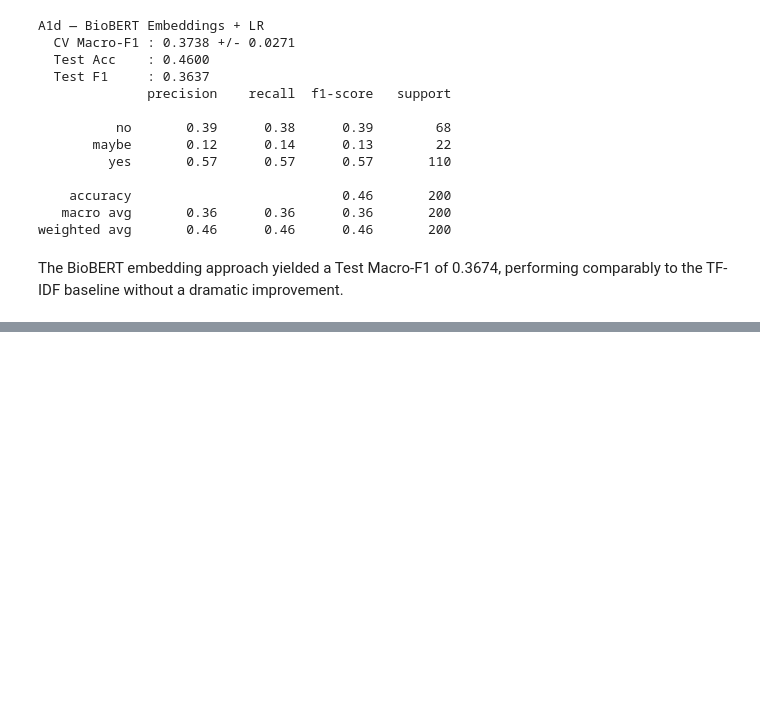
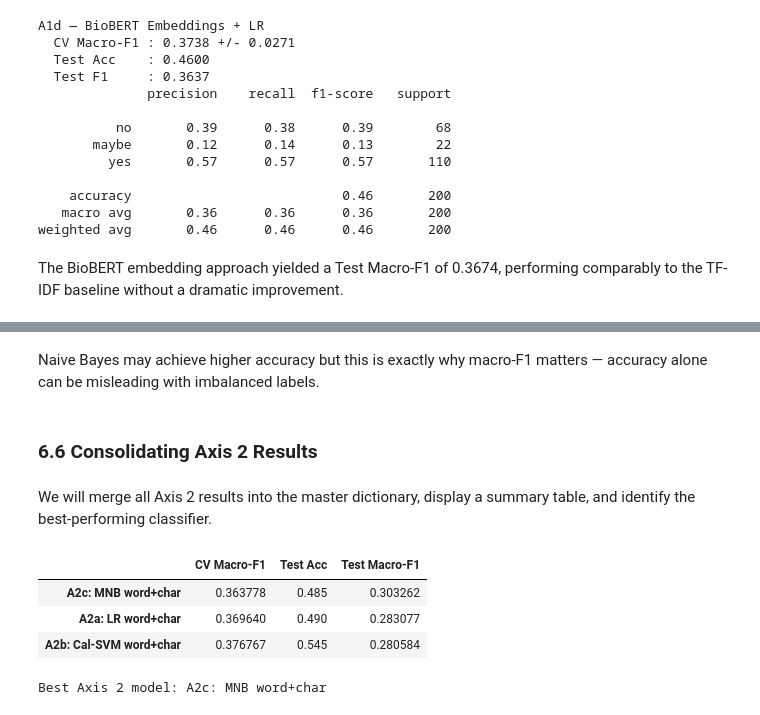
Before and after one commit to tanishkshindepatil01/ai-text-analytics-coursework-team16-task1, a Jupyter notebook: AI&TA_fixed.ipynb, the cells around one changed output, grey strips where cells are left out. Drawn from its saved outputs; the diff is of its cells as text; code cells hidden in the pictures; blank space fills up the shorter version.

```diff
--- a/AI&TA_fixed.ipynb
+++ b/AI&TA_fixed.ipynb
@@ -896,0 +1100,27 @@ The BioBERT embedding approach yielded a Test Macro-F1 of 0.3674, performing com
+# %%
+from sklearn.naive_bayes import MultinomialNB
+
+print("\nA2c — Multinomial Naive Bayes")
+nb_grid = GridSearchCV(
+    MultinomialNB(),
+    param_grid={"alpha": [0.05, 0.1, 0.25, 0.5, 1.0]},
+    cv=cv5,
+    scoring="f1_macro",
+    refit=True,
+    n_jobs=-1
+)
+nb_grid.fit(X_train_wc, y_train)
+pred_nb = nb_grid.predict(X_test_wc)
+
+print(f"  Best alpha   : {nb_grid.best_params_['alpha']}")
+print(f"  CV Macro-F1  : {nb_grid.best_score_:.4f}")
+print(f"  Test Acc     : {accuracy_score(y_test, pred_nb):.4f}")
+print(f"  Test Macro-F1: {f1_score(y_test, pred_nb, average='macro'):.4f}")
+print(classification_report(y_test, pred_nb, target_names=['no','maybe','yes'], zero_division=0))
+
+axis2_results["A2c: MNB word+char"] = {
+    "CV Macro-F1": nb_grid.best_score_,
+    "Test Acc": accuracy_score(y_test, pred_nb),
+    "Test Macro-F1": f1_score(y_test, pred_nb, average="macro")
+}
+axis2_preds["A2c_MNB_wordchar"] = pred_nb
@@ -896,0 +1142,30 @@ The BioBERT embedding approach yielded a Test Macro-F1 of 0.3674, performing com
+# %% [markdown]
+Naive Bayes may achieve higher accuracy but this is exactly why macro-F1 matters — accuracy alone can be misleading with imbalanced labels.
+# %% [markdown]
+### 6.6 Consolidating Axis 2 Results
+# %% [markdown]
+We will merge all Axis 2 results into the master dictionary, display a summary table, and identify the best-performing classifier.
+# %%
+for k, v in axis2_results.items():
+    all_results[k] = v
+for k, v in axis2_preds.items():
+    all_preds[k] = v
+
+axis2_df = pd.DataFrame(axis2_results).T.sort_values("Test Macro-F1", ascending=False)
+display(axis2_df)
+
+best_axis2_name = axis2_df.index[0]
+best_axis2_key = {
+    "A2a: LR word+char": "A2a_LR_wordchar",
+    "A2b: Cal-SVM word+char": "A2b_CalSVM_wordchar",
+    "A2c: MNB word+char": "A2c_MNB_wordchar",
+}[best_axis2_name]
+
+print(f"\nBest Axis 2 model: {best_axis2_name}")
+best_axis2_preds = all_preds[best_axis2_key]
+# %% [output]
+|  | CV Macro-F1 | Test Acc | Test Macro-F1 |
+| A2c: MNB word+char | 0.363778 | 0.485 | 0.303262 |
+| A2a: LR word+char | 0.369640 | 0.490 | 0.283077 |
+| A2b: Cal-SVM word+char | 0.376767 | 0.545 | 0.280584 |
+Best Axis 2 model: A2c: MNB word+char
```
Also changed, not shown: parts of 45 cells of this notebook.
